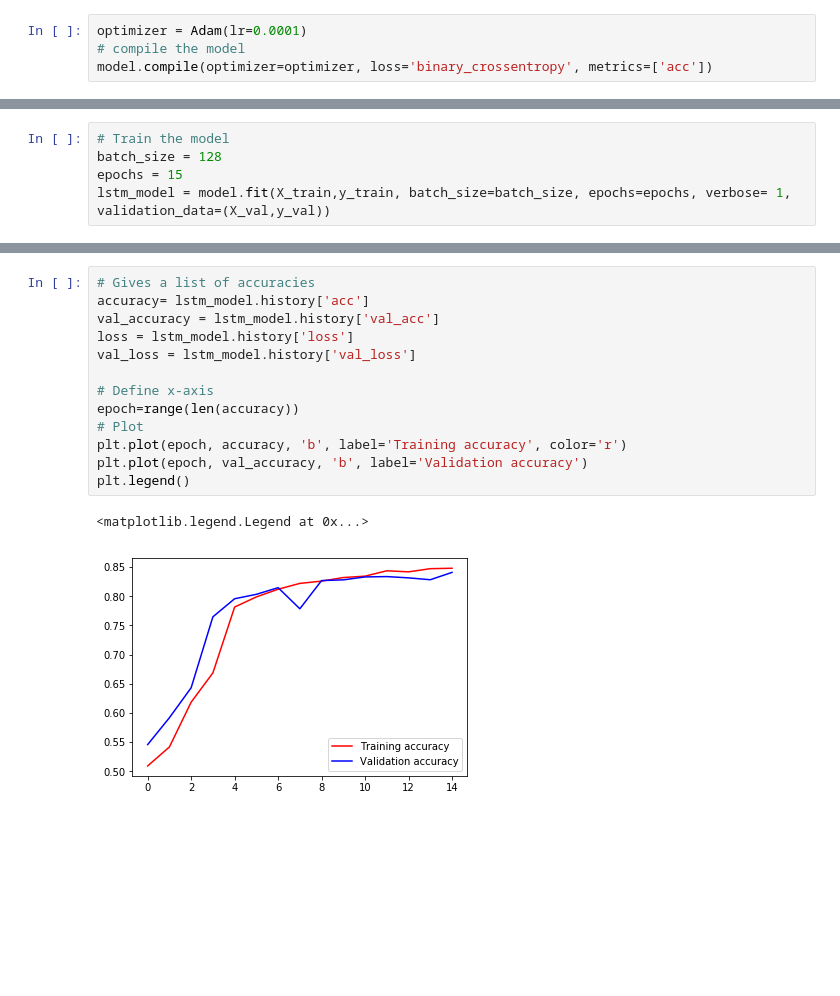
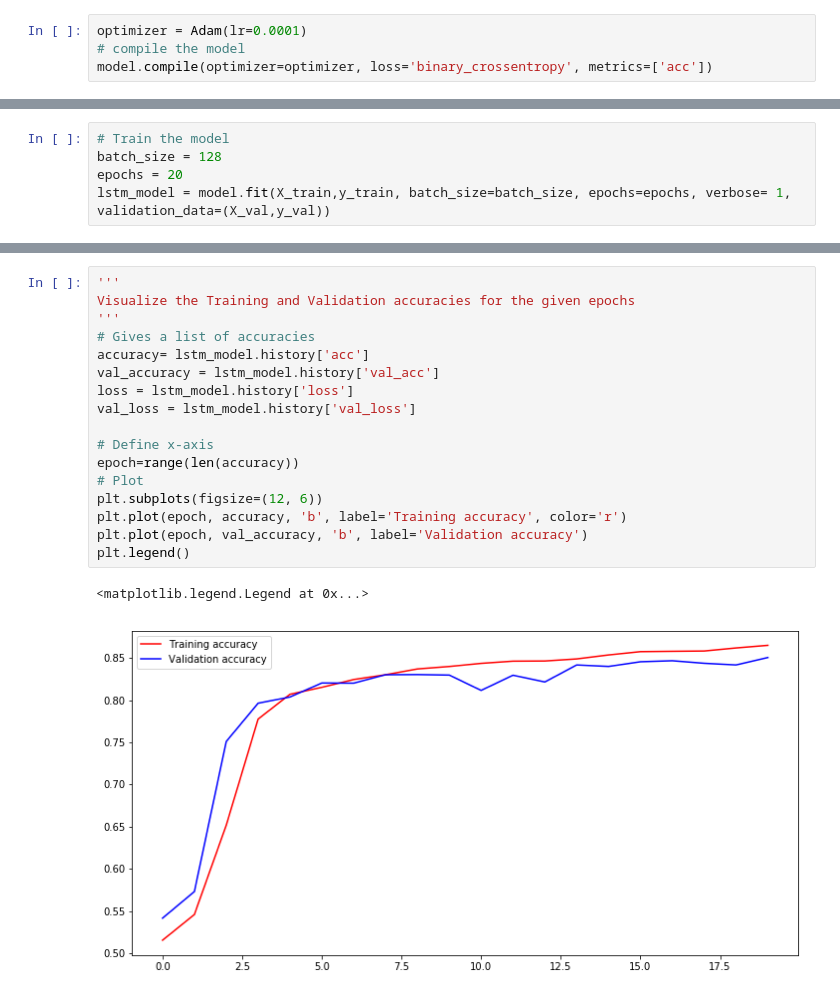
Before and after one commit to ajay960singh/LSTM-Sentiment-Analysis, a Jupyter notebook: LSTM-Sentiment.ipynb, the cells around one changed output, grey strips where cells are left out. Drawn from its saved outputs; the diff is of its cells as text; blank space fills up the shorter version.

```diff
--- a/LSTM-Sentiment.ipynb
+++ b/LSTM-Sentiment.ipynb
@@ -185,7 +186,7 @@ _________________________________________________________________
 # %%
 # Train the model
 batch_size = 128
-epochs = 15
+epochs = 20
 lstm_model = model.fit(X_train,y_train, batch_size=batch_size, epochs=epochs, verbose= 1, validation_data=(X_val,y_val))
 # %% [output]
 Train on 20000 samples, validate on 5000 samples
@@ -208,16 +209,20 @@ Epoch 15/15
 # %%
+'''
+Visualize the Training and Validation accuracies for the given epochs
+'''
 # Gives a list of accuracies
 accuracy= lstm_model.history['acc']
 val_accuracy = lstm_model.history['val_acc']
 loss = lstm_model.history['loss']
 val_loss = lstm_model.history['val_loss']
 
 # Define x-axis
 epoch=range(len(accuracy))
 # Plot
+plt.subplots(figsize=(12, 6))
 plt.plot(epoch, accuracy, 'b', label='Training accuracy', color='r')
 plt.plot(epoch, val_accuracy, 'b', label='Validation accuracy')
 plt.legend()
 # %% [output]
 <matplotlib.legend.Legend at 0x...>
-[figure, old version]
+[figure, new version]
```
Also changed, not shown: parts of 16 cells of this notebook, 1 other file.
